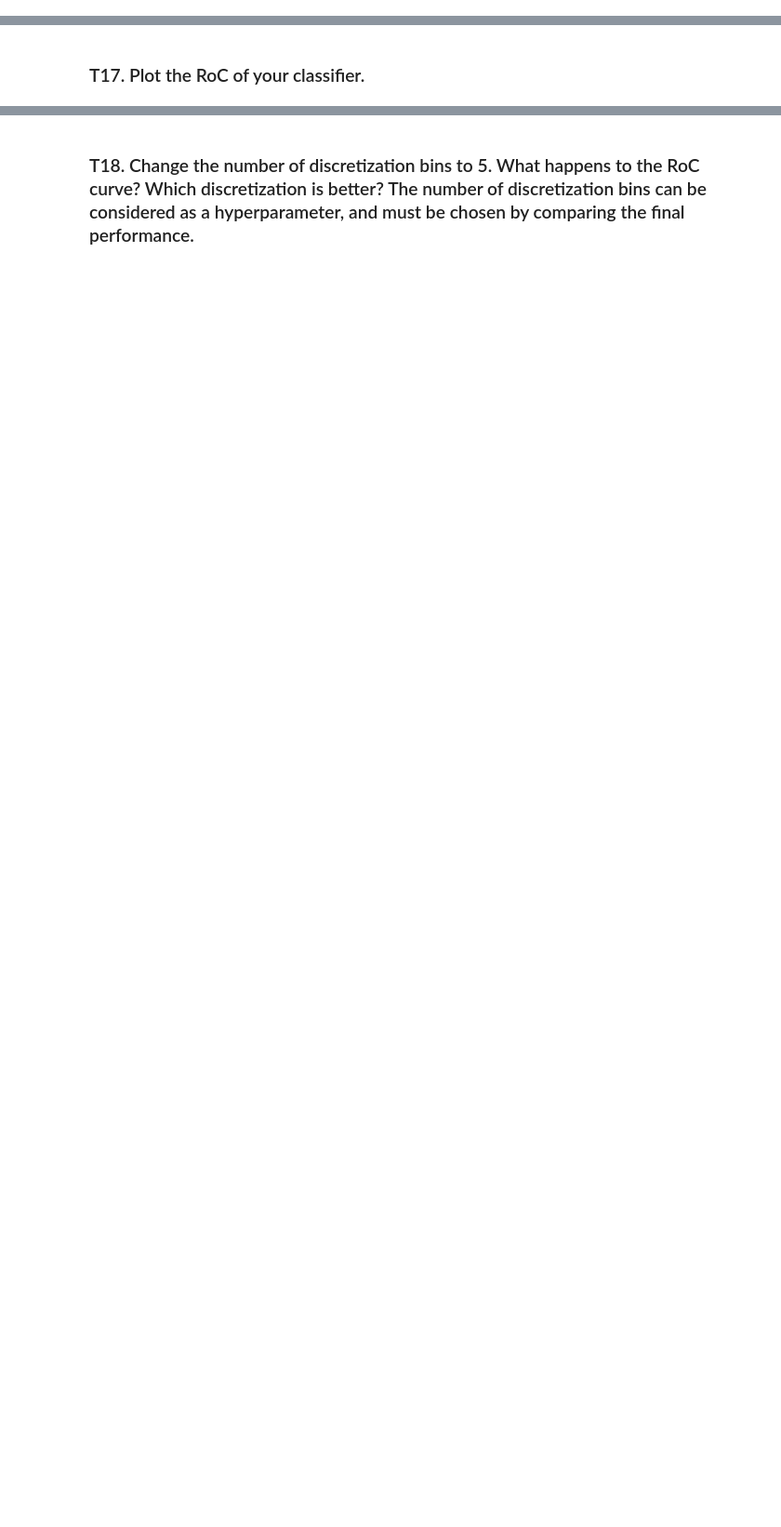
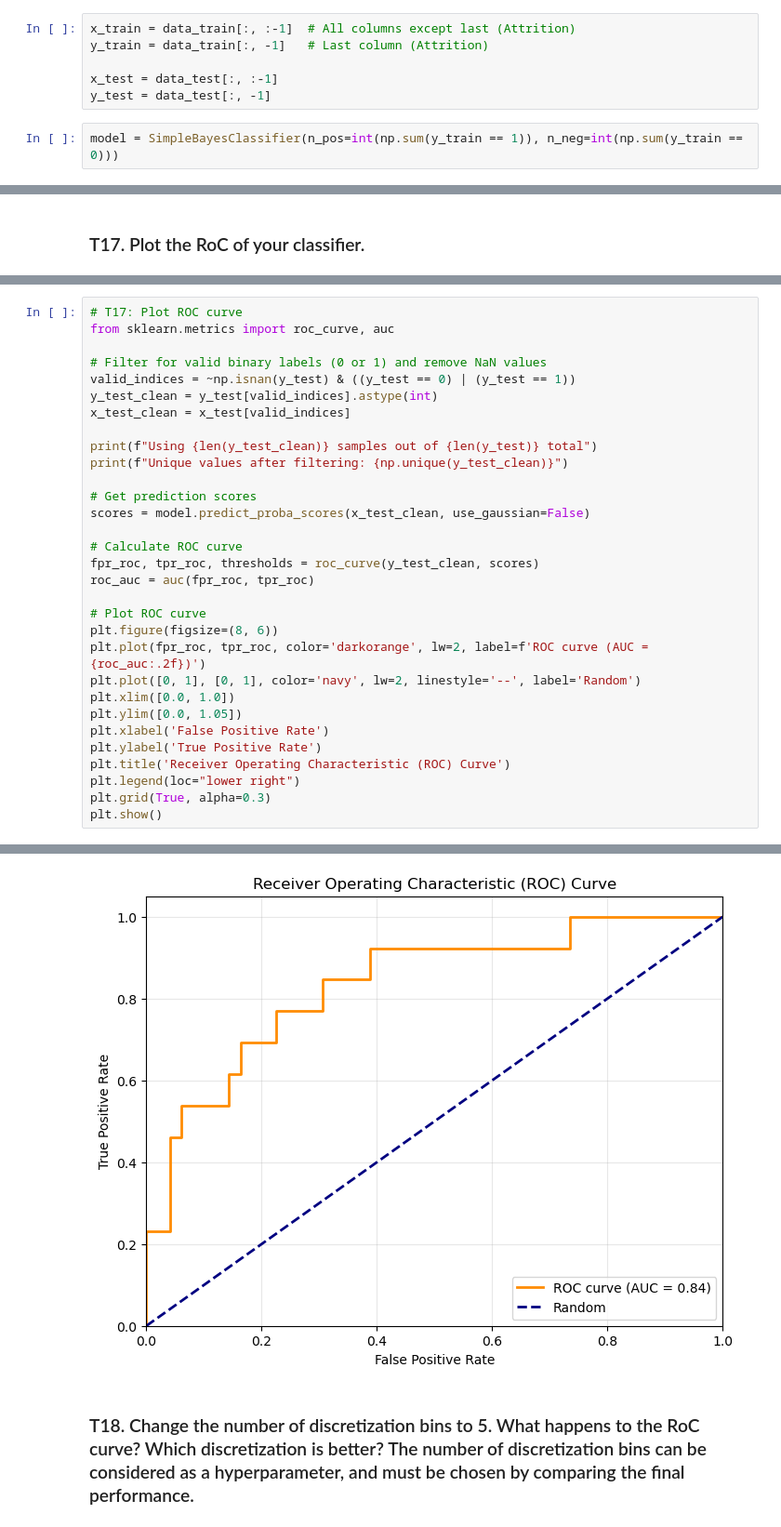
Before and after one commit to Mysterioucz/2110573-Pattern-Recognition, a Jupyter notebook: assignment/hw2/Pattern_HW2_student_2026.ipynb, the cells around one changed output, grey strips where cells are left out. Shown at 93% size. Saved outputs shown, nothing was run; the diff lists cells and outputs as text; blank space fills up the shorter version.

```diff
--- a/assignment/hw2/Pattern_HW2_student_2026.ipynb
+++ b/assignment/hw2/Pattern_HW2_student_2026.ipynb
@@ -74,3 +218,11 @@ model = SimpleBayesClassifier(n_pos = , n_neg = )
+# %%
+x_train = data_train[:, :-1]  # All columns except last (Attrition)
+y_train = data_train[:, -1]   # Last column (Attrition)
+
+x_test = data_test[:, :-1]
+y_test = data_test[:, -1]
+# %%
+model = SimpleBayesClassifier(n_pos=int(np.sum(y_train == 1)), n_neg=int(np.sum(y_train == 0)))
 # %%
 def check_prior():
     """
@@ -183,0 +519,32 @@ $ t = np.arange(-5,5,0.05) $
+# %%
+# T17: Plot ROC curve
+from sklearn.metrics import roc_curve, auc
+
+# Filter for valid binary labels (0 or 1) and remove NaN values
+valid_indices = ~np.isnan(y_test) & ((y_test == 0) | (y_test == 1))
+y_test_clean = y_test[valid_indices].astype(int)
+x_test_clean = x_test[valid_indices]
+
+print(f"Using {len(y_test_clean)} samples out of {len(y_test)} total")
+print(f"Unique values after filtering: {np.unique(y_test_clean)}")
+
+# Get prediction scores
+scores = model.predict_proba_scores(x_test_clean, use_gaussian=False)
+
+# Calculate ROC curve
+fpr_roc, tpr_roc, thresholds = roc_curve(y_test_clean, scores)
+roc_auc = auc(fpr_roc, tpr_roc)
+
+# Plot ROC curve
+plt.figure(figsize=(8, 6))
+plt.plot(fpr_roc, tpr_roc, color='darkorange', lw=2, label=f'ROC curve (AUC = {roc_auc:.2f})')
+plt.plot([0, 1], [0, 1], color='navy', lw=2, linestyle='--', label='Random')
+plt.xlim([0.0, 1.0])
+plt.ylim([0.0, 1.05])
+plt.xlabel('False Positive Rate')
+plt.ylabel('True Positive Rate')
+plt.title('Receiver Operating Characteristic (ROC) Curve')
+plt.legend(loc="lower right")
+plt.grid(True, alpha=0.3)
+plt.show()
+# %% [output]
@@ -184,2 +553,3 @@ $ t = np.arange(-5,5,0.05) $
+[figure, added]
 # %% [markdown]
 ### T18. Change the number of discretization bins to 5. What happens to the RoC curve? Which discretization is better? The number of discretization bins can be considered as a hyperparameter, and must be chosen by comparing the final performance.
```
Also changed, not shown: parts of 34 cells of this notebook, 5 other files.
